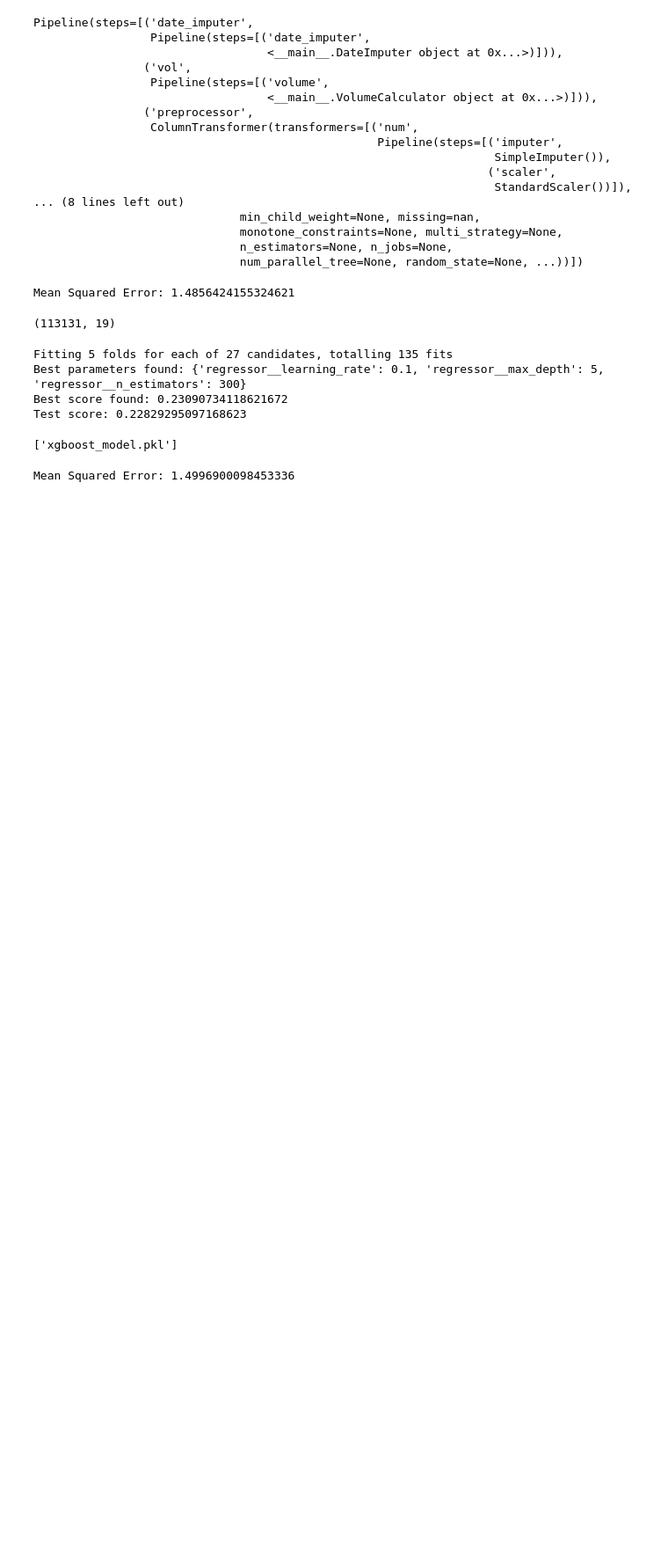
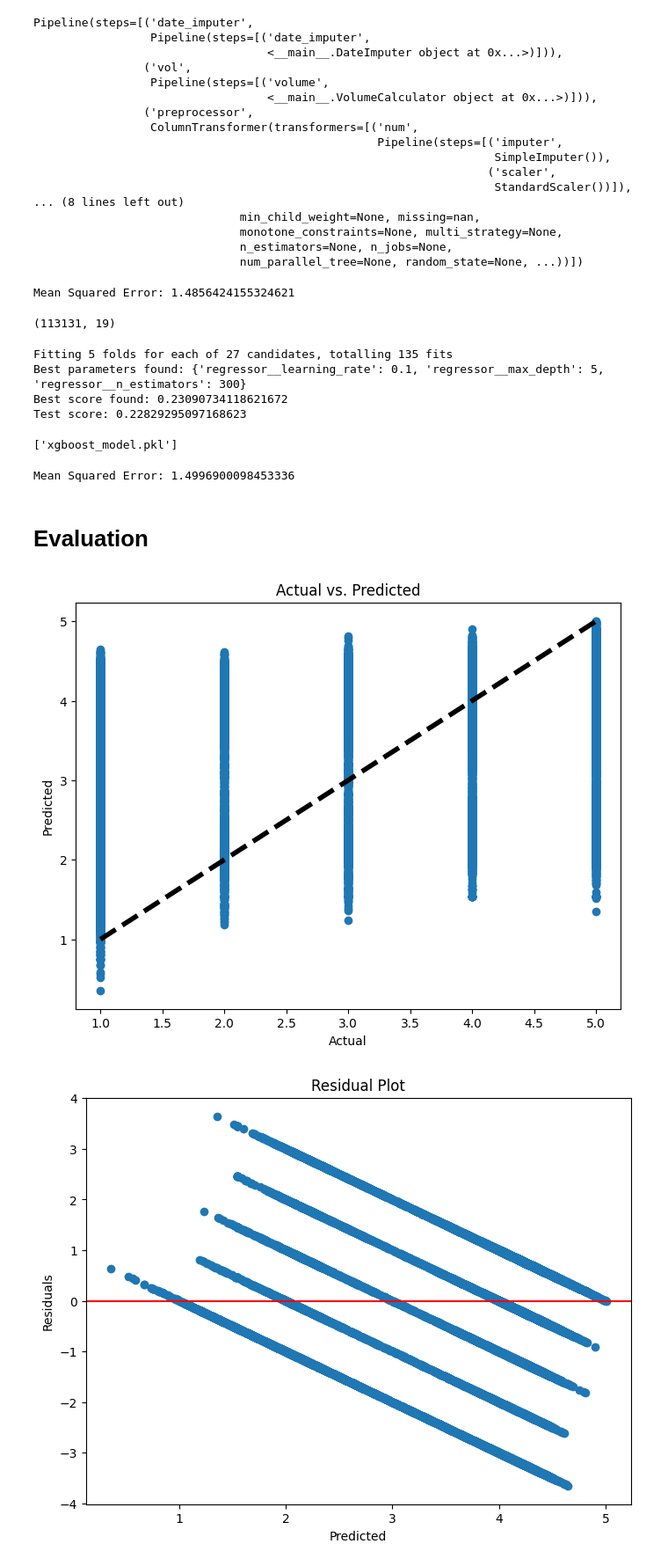
Before and after one commit to Skronski/e_commerce, a Jupyter notebook: 00_programs/customer_satisfaction_model.ipynb, the cells around one changed output. Shown at 88% size. Cells and saved outputs as stored; diff of their text form; code cells hidden in the pictures; blank space fills up the shorter version.

```diff
--- a/00_programs/customer_satisfaction_model.ipynb
+++ b/00_programs/customer_satisfaction_model.ipynb
@@ -143,12 +149,14 @@ all_columns = [
 # %%
 # converting to datetime
 orders = df
-orders["order_purchase_timestamp"] = pd.to_datetime(orders.order_purchase_timestamp)
-orders["order_approved_at"] = pd.to_datetime(orders.order_approved_at).dt.date
-orders["order_estimated_delivery_date"] = pd.to_datetime(
+orders.loc[:, "order_purchase_timestamp"] = pd.to_datetime(
+    orders.order_purchase_timestamp
+)
+orders.loc[:, "order_approved_at"] = pd.to_datetime(orders.order_approved_at).dt.date
+orders.loc[:, "order_estimated_delivery_date"] = pd.to_datetime(
     orders.order_estimated_delivery_date
 ).dt.date
-orders["order_delivered_customer_date"] = pd.to_datetime(
+orders.loc[:, "order_delivered_customer_date"] = pd.to_datetime(
     orders.order_delivered_customer_date
 ).dt.date
 
@@ -500,11 +502,13 @@ joblib.dump(grid_search.best_estimator_, "xgboost_model.pkl")
 # %% [output]
 ['xgboost_model.pkl']
 # %%
+import joblib
+
 # Load the model from disk
-loaded_model = joblib.load("xgboost_model.pkl")
+xgb_model = joblib.load("xgboost_model.pkl")
 
 # Now you can use the loaded model for predictions
-predictions = loaded_model.predict(X_test)
+predictions = xgb_model.predict(X_test)
 # %%
 y_pred = predictions
 # Evaluate the model
@@ -512,3 +516,45 @@ mse = mean_squared_error(y_test, y_pred)
 print("Mean Squared Error:", mse)
 # %% [output]
 Mean Squared Error: 1.4996900098453336
+# %% [markdown]
+# Evaluation
+# %%
+from xgboost import plot_importance, plot_tree
+from sklearn.metrics import mean_squared_error
+from sklearn.model_selection import learning_curve
+
+
+# Function to plot actual vs. predicted values
+def plot_actual_vs_predicted(y_true, y_pred):
+    plt.figure(figsize=(8, 6))
+    plt.scatter(y_true, y_pred)
+    plt.plot([y_true.min(), y_true.max()], [y_true.min(), y_true.max()], "k--", lw=4)
+    plt.xlabel("Actual")
+    plt.ylabel("Predicted")
+    plt.title("Actual vs. Predicted")
+    plt.show()
+
+
+# Function to plot residuals
+def plot_residuals(y_true, y_pred):
+    residuals = y_true - y_pred
+    plt.figure(figsize=(8, 6))
+    plt.scatter(y_pred, residuals)
+    plt.xlabel("Predicted")
+    plt.ylabel("Residuals")
+    plt.title("Residual Plot")
+    plt.axhline(y=0, color="r", linestyle="-")
+    plt.show()
+
+
+# 1. Actual vs. Predicted plot
+y_train_pred = xgb_model.predict(X_train)
+plot_actual_vs_predicted(y_train, y_train_pred)
+
+# 2. Residual Plot
+plot_residuals(y_train, y_train_pred)
+
+# 3. Feature Importance Plot
+# %% [output]
+[figure, added]
+[figure, added]
```
Also changed, not shown: parts of 5 cells of this notebook.
